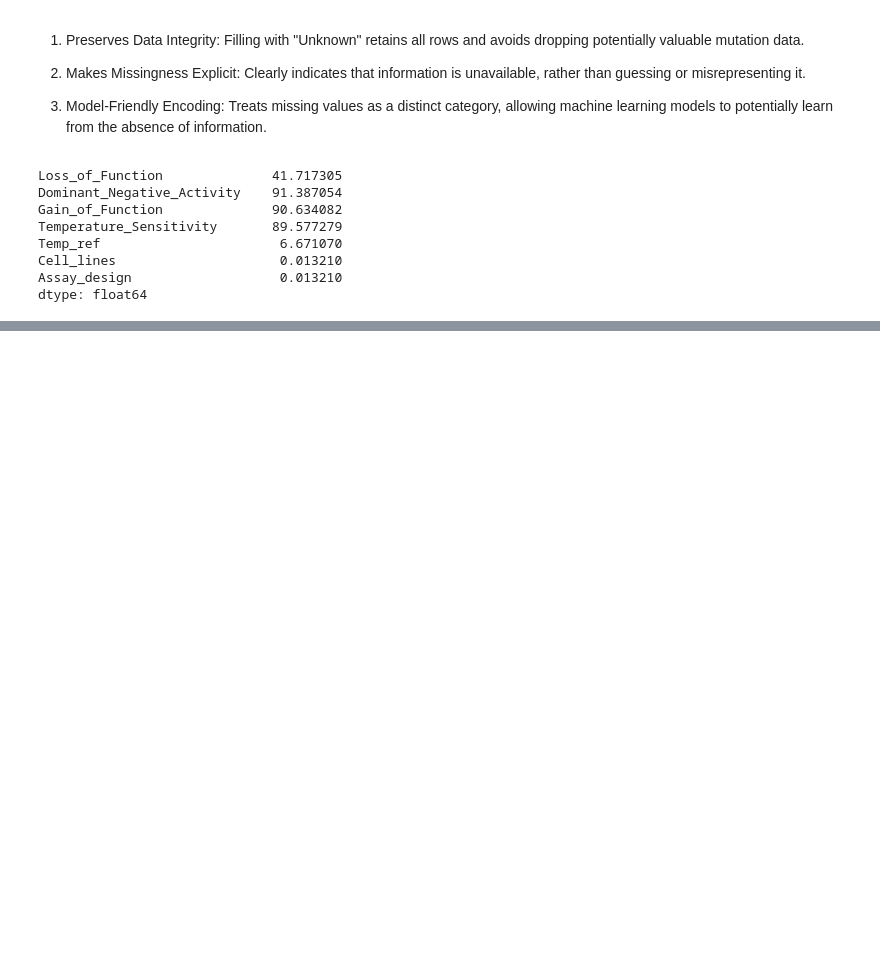
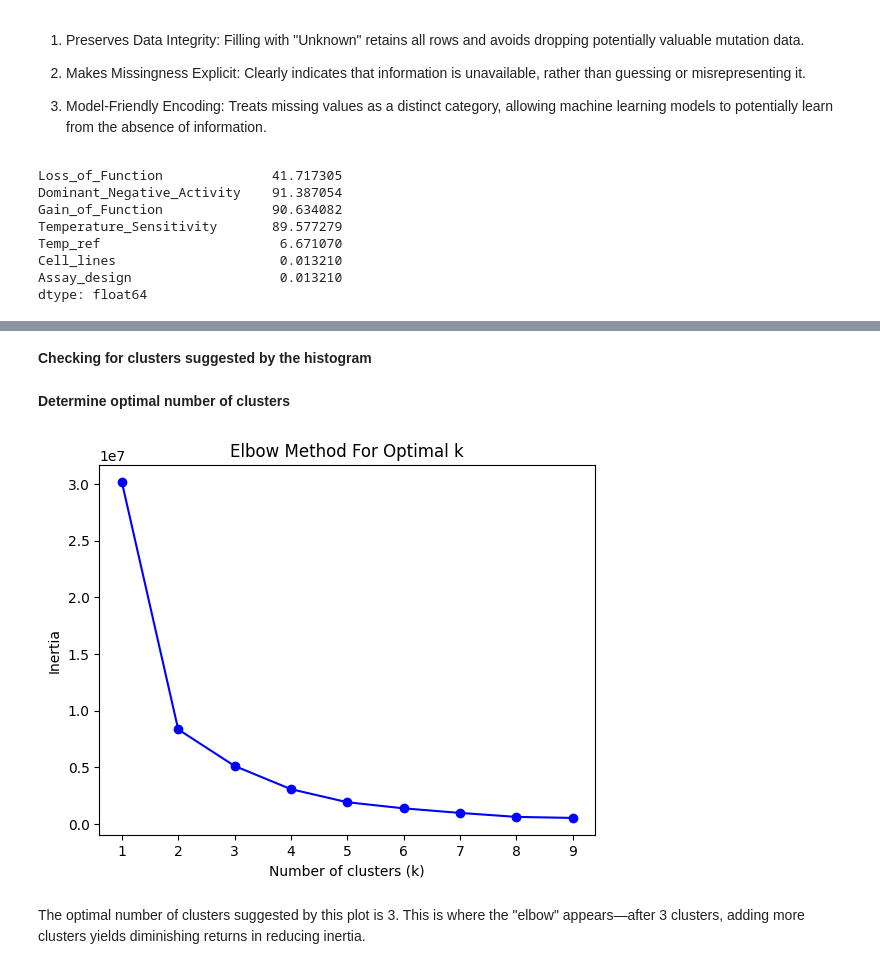
Before and after one commit to sanjivinicarmel/p53-Mutation-Using-ML-Techniques, a Jupyter notebook: p53__Mutation.ipynb, the cells around one changed output, grey strips where cells are left out. Saved outputs shown, nothing was run; the diff lists cells and outputs as text; code cells hidden in the pictures; blank space fills up the shorter version.

```diff
--- a/p53__Mutation.ipynb
+++ b/p53__Mutation.ipynb
@@ -201,0 +253,28 @@ dtype: float64
+# %% [markdown]
+**Checking for clusters suggested by the histogram**
+# %%
+
+# Reshape for clustering (KMeans expects 2D input)
+X = mutation_data_clone['Codon_Number'].values.reshape(-1, 1)
+# %% [markdown]
+ **Determine optimal number of clusters**
+# %%
+from sklearn.cluster import KMeans
+import matplotlib.pyplot as plt
+
+inertia = []
+K = range(1, 10)
+for k in K:
+    kmeans = KMeans(n_clusters=k, random_state=42)
+    kmeans.fit(X)
+    inertia.append(kmeans.inertia_)
+
+plt.plot(K, inertia, 'bo-')
+plt.xlabel('Number of clusters (k)')
+plt.ylabel('Inertia')
+plt.title('Elbow Method For Optimal k')
+plt.show()
+# %% [output]
+[figure, added]
+# %% [markdown]
+The optimal number of clusters suggested by this plot is 3. This is where the "elbow" appears—after 3 clusters, adding more clusters yields diminishing returns in reducing inertia.
```
Also changed, not shown: parts of 28 cells of this notebook.
